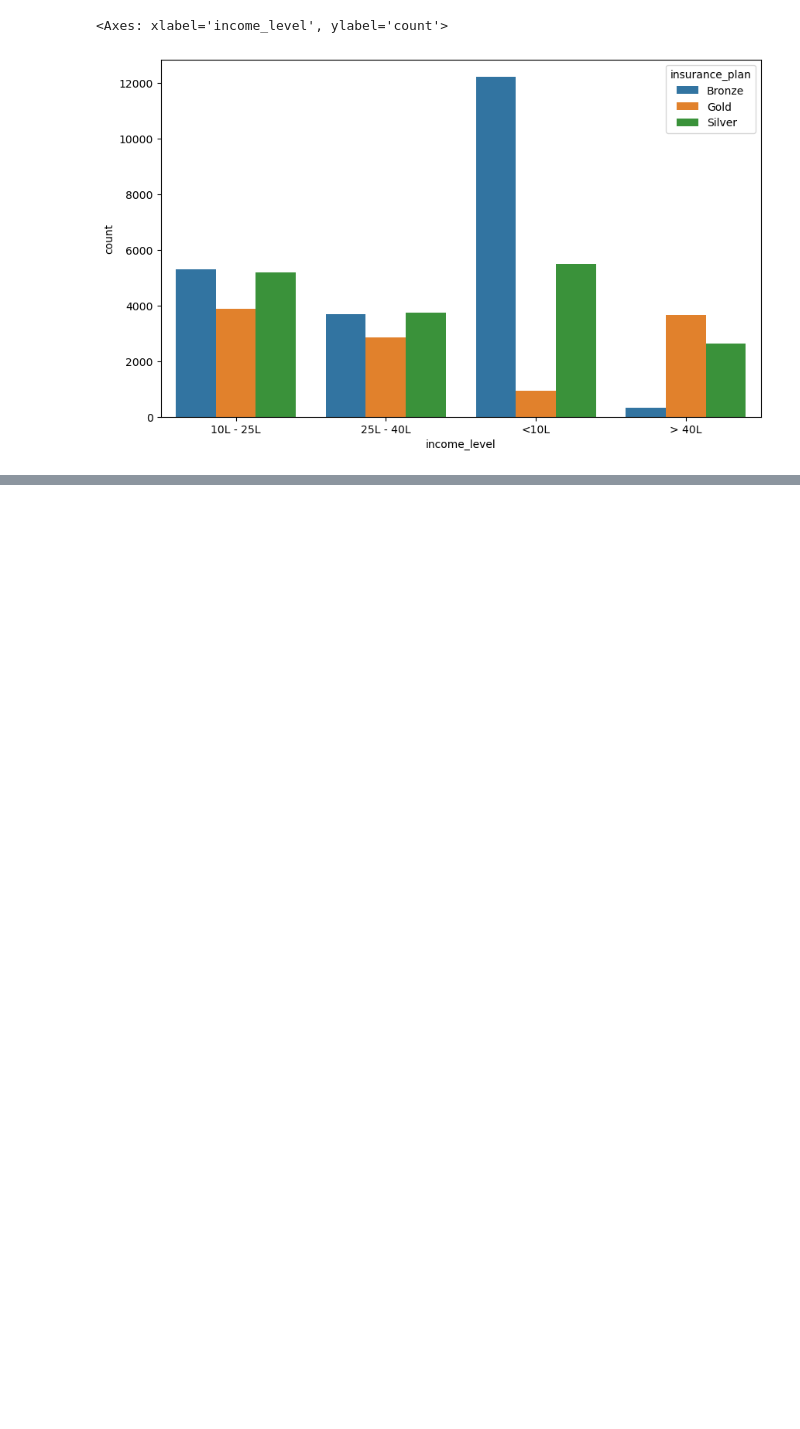
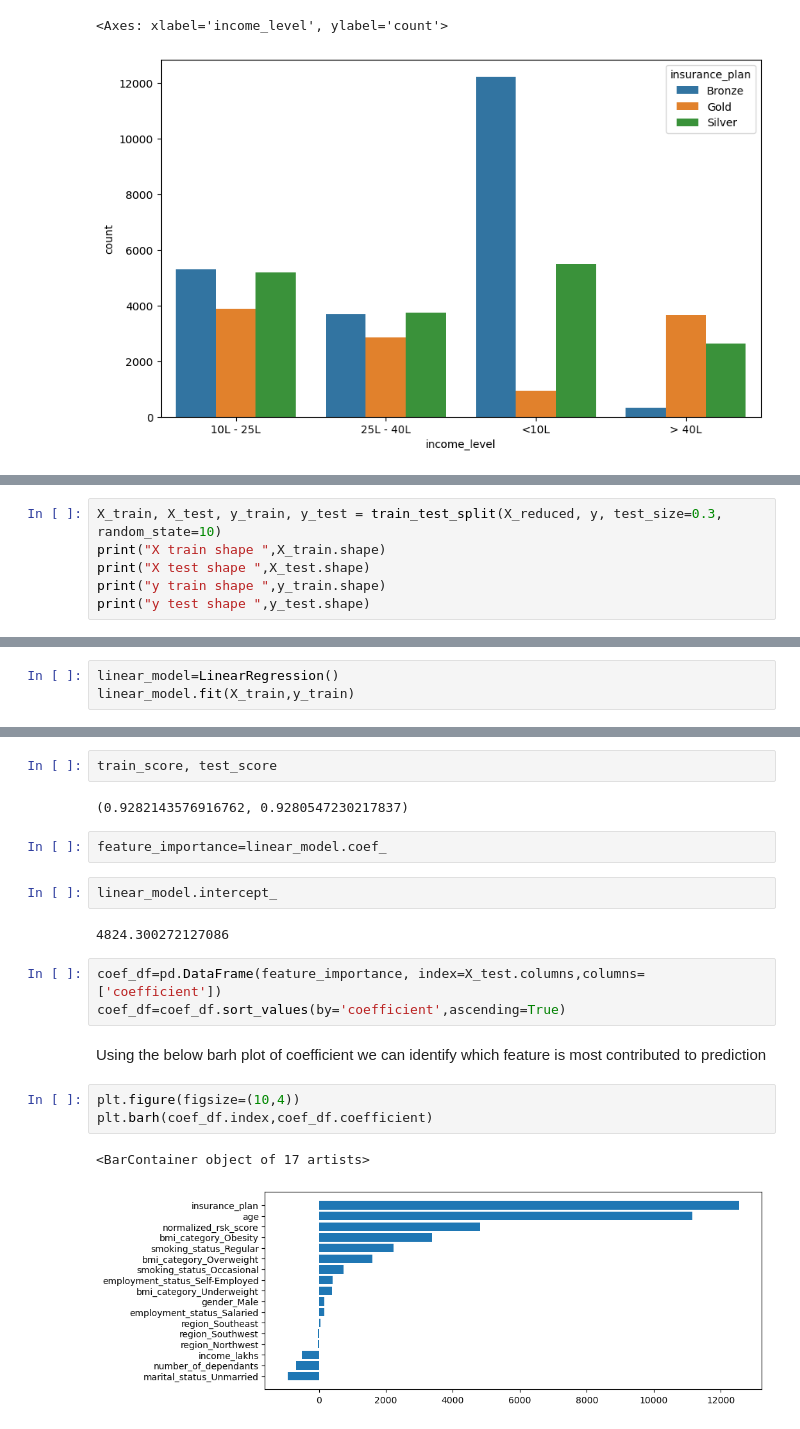
Before and after one commit to Rajaanthonysamy/ml_health_insurance_premium, a Jupyter notebook: ml_premium_prediction.ipynb, the cells around one changed output, grey strips where cells are left out. Saved outputs shown, nothing was run; the diff lists cells and outputs as text; blank space fills up the shorter version.

Commit message:
upto feature engineering and linear and ridge model prediction done

```diff
--- a/ml_premium_prediction.ipynb
+++ b/ml_premium_prediction.ipynb
@@ -289,0 +558,6 @@ sns.heatmap(cross_tab,annot=True,fmt="d")
+# %%
+X_train, X_test, y_train, y_test = train_test_split(X_reduced, y, test_size=0.3, random_state=10)
+print("X train shape ",X_train.shape)
+print("X test shape ",X_test.shape)
+print("y train shape ",y_train.shape)
+print("y test shape ",y_test.shape)
@@ -289,0 +569,3 @@ sns.heatmap(cross_tab,annot=True,fmt="d")
+# %%
+linear_model=LinearRegression()
+linear_model.fit(X_train,y_train)
@@ -289,0 +578,21 @@ sns.heatmap(cross_tab,annot=True,fmt="d")
+# %%
+train_score, test_score
+# %% [output]
+(0.9282143576916762, 0.9280547230217837)
+# %%
+feature_importance=linear_model.coef_
+# %%
+linear_model.intercept_
+# %% [output]
+4824.300272127086
+# %%
+coef_df=pd.DataFrame(feature_importance, index=X_test.columns,columns=['coefficient'])
+coef_df=coef_df.sort_values(by='coefficient',ascending=True)
+# %% [markdown]
+Using the below barh plot of coefficient we can identify which feature is most contributed to prediction
+# %%
+plt.figure(figsize=(10,4))
+plt.barh(coef_df.index,coef_df.coefficient)
+# %% [output]
+<BarContainer object of 17 artists>
+[figure, added]
```
Also changed, not shown: parts of 51 cells of this notebook.
